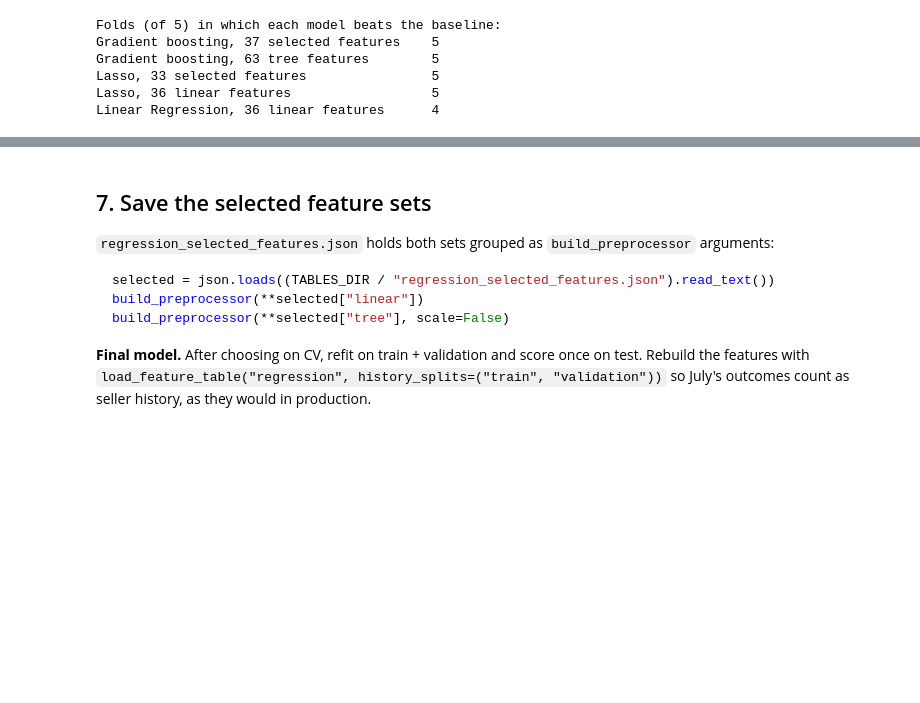
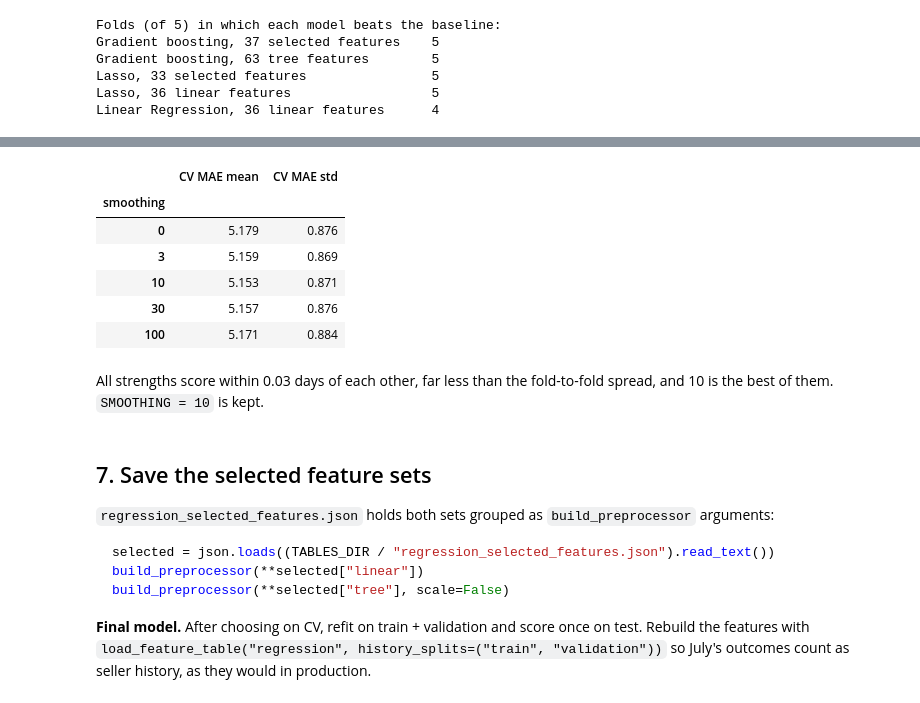
Before and after one commit to zhuamnq/Team2_IT5006_Ecommerce_Analytics_AY2627Sem1, a Jupyter notebook: notebooks/03c_feature_selection.ipynb, the cells around one changed output, grey strips where cells are left out. Saved outputs shown, nothing was run; the diff lists cells and outputs as text; code cells hidden in the pictures; blank space fills up the shorter version.

```diff
--- a/notebooks/03c_feature_selection.ipynb
+++ b/notebooks/03c_feature_selection.ipynb
@@ -508,3 +541,26 @@ Linear Regression, 36 linear features      4
+# %%
+smoothing_rows = []
+for smoothing in [0, 3, 10, 30, 100]:
+    frame = (
+        load_feature_table("regression", smoothing=smoothing)
+        .set_index("order_id")
+        .loc[train_df["order_id"]]
+    )
+    fold_mae = cv_fold_mae(lasso_on(FEATURES_LINEAR_SELECTED), frame[linear_selected])
+    smoothing_rows.append({"smoothing": smoothing, "CV MAE mean": fold_mae.mean(), "CV MAE std": fold_mae.std()})
+
+smoothing_table = pd.DataFrame(smoothing_rows).set_index("smoothing")
+display(smoothing_table.round(3))
+# %% [output]
+|  | CV MAE mean | CV MAE std |
+| smoothing |  |  |
+| 0 | 5.179 | 0.876 |
+| 3 | 5.159 | 0.869 |
+| 10 | 5.153 | 0.871 |
+| 30 | 5.157 | 0.876 |
+| 100 | 5.171 | 0.884 |
+# %% [markdown]
+All strengths score within 0.03 days of each other, far less than the fold-to-fold spread, and 10 is the best of them. `SMOOTHING = 10` is kept.
 # %% [markdown]
 ## 7. Save the selected feature sets
 
```
Also changed, not shown: parts of 8 cells of this notebook, 11 other files.
